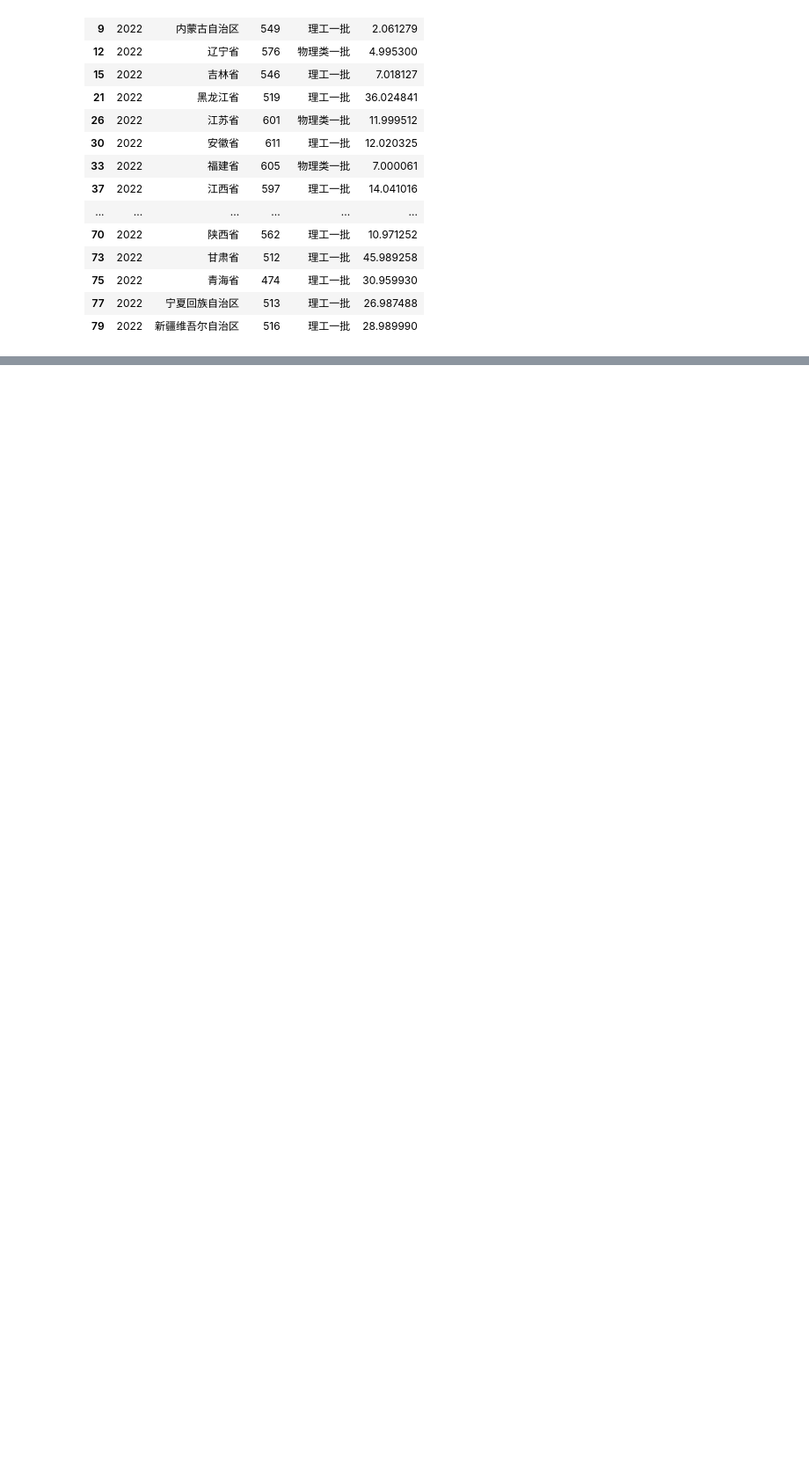
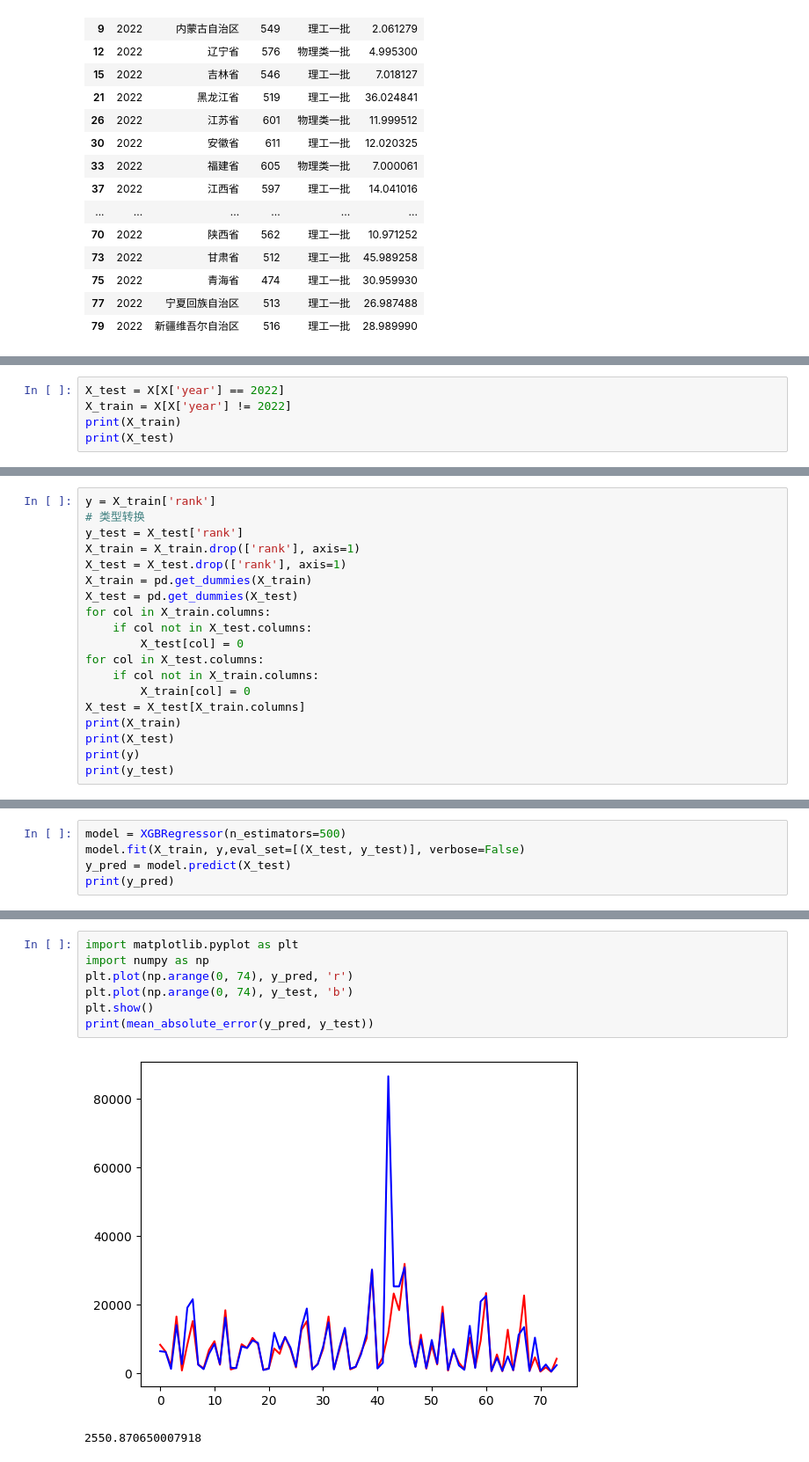
Before and after one commit to 911Boom/py_hw, a Jupyter notebook: Hw_gaokao/predict.ipynb, the cells around one changed output, grey strips where cells are left out. Shown at 88% size. Cells and saved outputs as stored; diff of their text form; blank space fills up the shorter version.

```diff
--- a/Hw_gaokao/predict.ipynb
+++ b/Hw_gaokao/predict.ipynb
@@ -274,0 +338,5 @@ x_visual
+# %%
+X_test = X[X['year'] == 2022]
+X_train = X[X['year'] != 2022]
+print(X_train)
+print(X_test)
@@ -274,0 +361,19 @@ x_visual
+# %%
+y = X_train['rank']
+# 类型转换
+y_test = X_test['rank']
+X_train = X_train.drop(['rank'], axis=1)
+X_test = X_test.drop(['rank'], axis=1)
+X_train = pd.get_dummies(X_train)
+X_test = pd.get_dummies(X_test)
+for col in X_train.columns:
+    if col not in X_test.columns:
+        X_test[col] = 0
+for col in X_test.columns:
+    if col not in X_train.columns:
+        X_train[col] = 0
+X_test = X_test[X_train.columns]
+print(X_train)
+print(X_test)
+print(y)
+print(y_test)
@@ -274,0 +413,5 @@ x_visual
+# %%
+model = XGBRegressor(n_estimators=500)
+model.fit(X_train, y,eval_set=[(X_test, y_test)], verbose=False)
+y_pred = model.predict(X_test)
+print(y_pred)
@@ -274,0 +432,10 @@ x_visual
+# %%
+import matplotlib.pyplot as plt
+import numpy as np
+plt.plot(np.arange(0, 74), y_pred, 'r')
+plt.plot(np.arange(0, 74), y_test, 'b')
+plt.show()
+print(mean_absolute_error(y_pred, y_test))
+# %% [output]
+[figure, added]
+2550.870650007918
```
Also changed, not shown: parts of 16 cells of this notebook, 3 other files.
